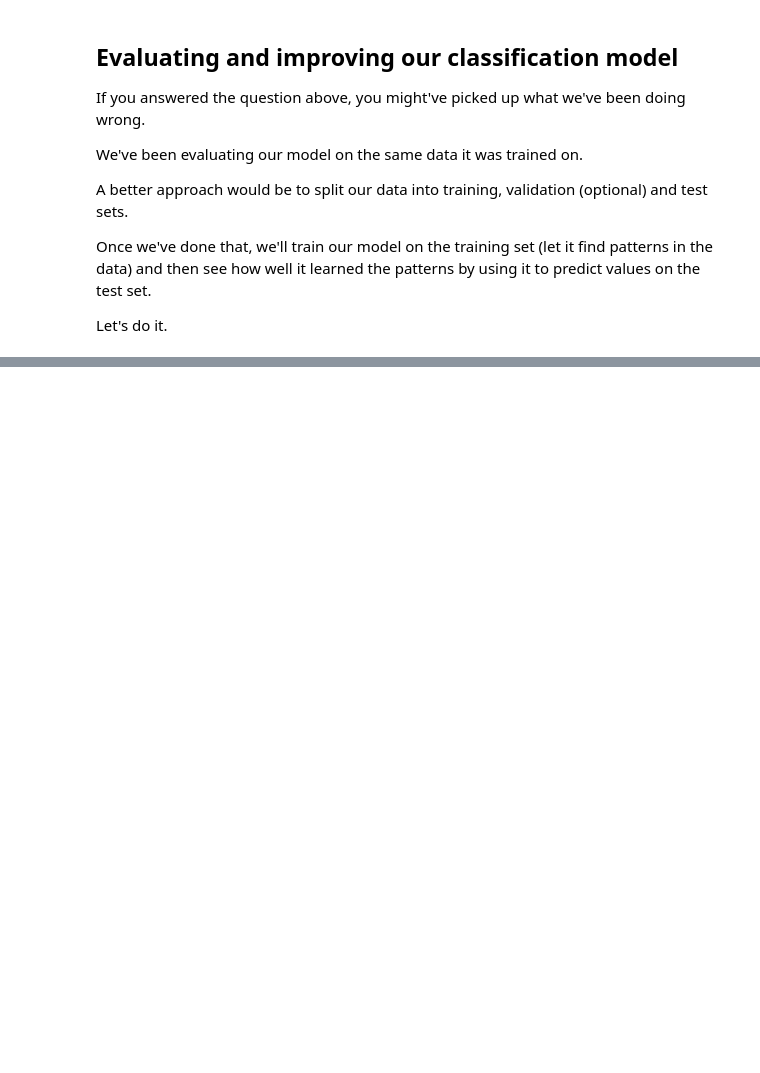
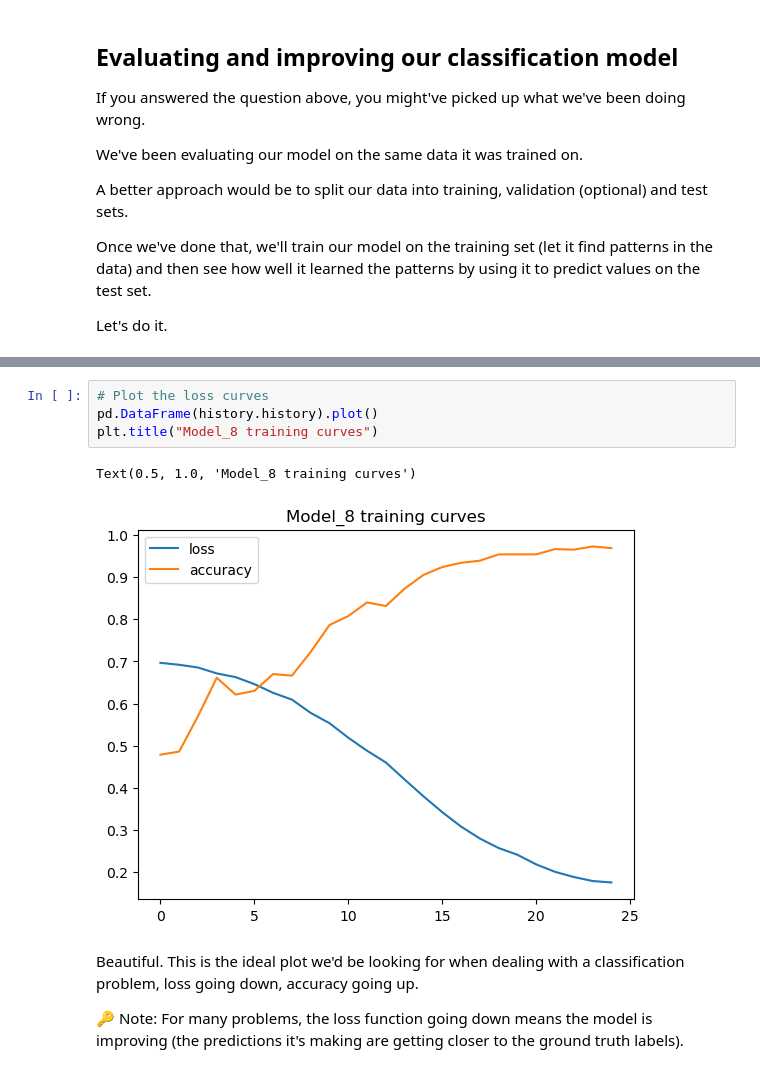
Before and after one commit to snigdhakakkar/tensor-flow-zeroToMastery, a Jupyter notebook: 3_neural_network_classification_with_tensorflow.ipynb, the cells around one changed output, grey strips where cells are left out. Saved outputs shown, nothing was run; the diff lists cells and outputs as text; blank space fills up the shorter version.

```diff
--- a/3_neural_network_classification_with_tensorflow.ipynb
+++ b/3_neural_network_classification_with_tensorflow.ipynb
@@ -817,0 +935,11 @@ Let's do it.
+# %%
+# Plot the loss curves
+pd.DataFrame(history.history).plot()
+plt.title("Model_8 training curves")
+# %% [output]
+Text(0.5, 1.0, 'Model_8 training curves')
+[figure, added]
+# %% [markdown]
+Beautiful. This is the ideal plot we'd be looking for when dealing with a classification problem, loss going down, accuracy going up.
+
+🔑 Note: For many problems, the loss function going down means the model is improving (the predictions it's making are getting closer to the ground truth labels).
```
Also changed, not shown: parts of 10 cells of this notebook.
